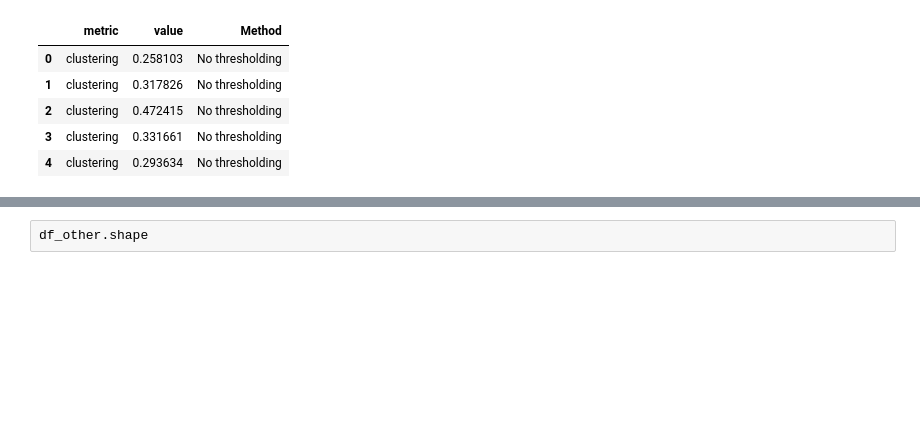
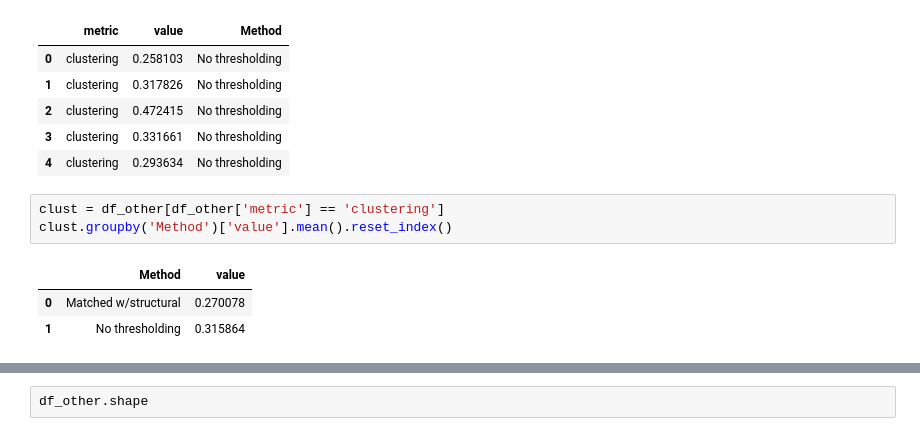
Before and after one commit to i-levy/network-science-final, a Jupyter notebook: threshold_results_plotting_v2.ipynb, the cells around one changed output, grey strips where cells are left out. Drawn from its saved outputs; the diff is of its cells as text; blank space fills up the shorter version.

```diff
--- a/threshold_results_plotting_v2.ipynb
+++ b/threshold_results_plotting_v2.ipynb
@@ -54,3 +54,10 @@ df_other.head()
 | 2 | clustering | 0.472415 | No thresholding |
 | 3 | clustering | 0.331661 | No thresholding |
 | 4 | clustering | 0.293634 | No thresholding |
+# %%
+clust = df_other[df_other['metric'] == 'clustering']
+clust.groupby('Method')['value'].mean().reset_index()
+# %% [output]
+|  | Method | value |
+| 0 | Matched w/structural | 0.270078 |
+| 1 | No thresholding | 0.315864 |
```
Also changed, not shown: parts of 6 cells of this notebook.
